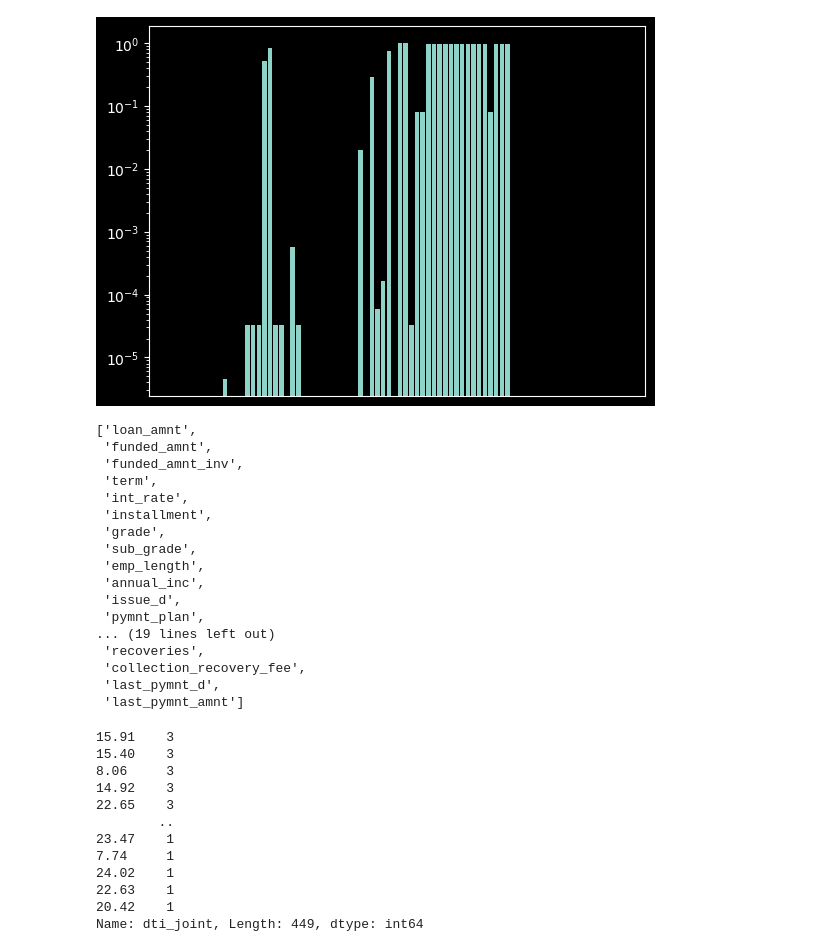
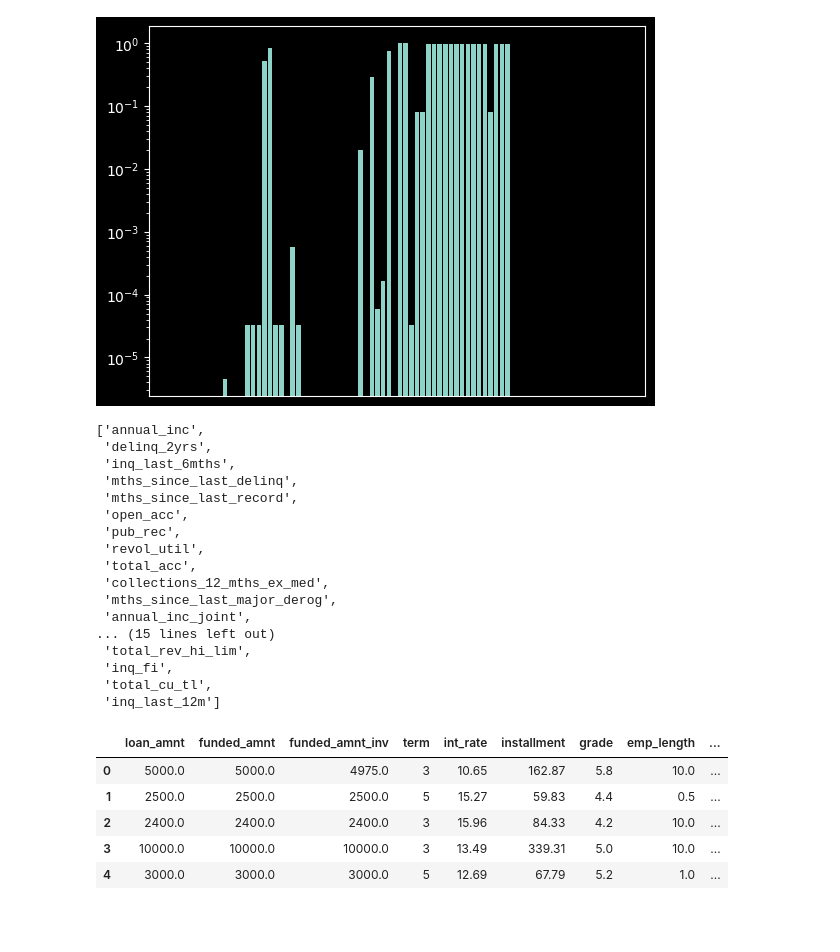
Before and after one commit to Jewdah18/Loan-Default-Risk, a Jupyter notebook: notebooks/Data Wrangling.ipynb, the cells around one changed output. Drawn from its saved outputs; the diff is of its cells as text; code cells hidden in the pictures; blank space fills up the shorter version.

```diff
--- a/notebooks/Data Wrangling.ipynb
+++ b/notebooks/Data Wrangling.ipynb
@@ -317,38 +322,32 @@ plt.yscale('log');
 # %% [output]
 [figure]
 # %%
-list(X_num.columns[X_num.isna().sum().sort_values(ascending = False)/X_num.shape[0] > 0])
+list(X_num.columns[X_num.isna().sum()/X_num.shape[0] > 0])
 # %% [output]
-['loan_amnt',
- 'funded_amnt',
- 'funded_amnt_inv',
- 'term',
- 'int_rate',
- 'installment',
- 'grade',
- 'sub_grade',
- 'emp_length',
- 'annual_inc',
- 'issue_d',
- 'pymnt_plan',
-... (19 lines left out)
- 'recoveries',
- 'collection_recovery_fee',
- 'last_pymnt_d',
- 'last_pymnt_amnt']
+['annual_inc',
+ 'delinq_2yrs',
+ 'inq_last_6mths',
+ 'mths_since_last_delinq',
+ 'mths_since_last_record',
+ 'open_acc',
+ 'pub_rec',
+ 'revol_util',
+ 'total_acc',
+ 'collections_12_mths_ex_med',
+ 'mths_since_last_major_derog',
+ 'annual_inc_joint',
+... (15 lines left out)
+ 'total_rev_hi_lim',
+ 'inq_fi',
+ 'total_cu_tl',
+ 'inq_last_12m']
-# %%
-X_num['dti_joint'].value_counts()
-# %% [output]
-15.91    3
-15.40    3
-8.06     3
-14.92    3
-22.65    3
-        ..
-23.47    1
-7.74     1
-24.02    1
-22.63    1
-20.42    1
-Name: dti_joint, Length: 449, dtype: int64
+# %%
+X_num.head()
+# %% [output]
+|  | loan_amnt | funded_amnt | funded_amnt_inv | term | int_rate | installment | grade | emp_length | ... |
+| 0 | 5000.0 | 5000.0 | 4975.0 | 3 | 10.65 | 162.87 | 5.8 | 10.0 | ... |
+| 1 | 2500.0 | 2500.0 | 2500.0 | 5 | 15.27 | 59.83 | 4.4 | 0.5 | ... |
+| 2 | 2400.0 | 2400.0 | 2400.0 | 3 | 15.96 | 84.33 | 4.2 | 10.0 | ... |
+| 3 | 10000.0 | 10000.0 | 10000.0 | 3 | 13.49 | 339.31 | 5.0 | 10.0 | ... |
+| 4 | 3000.0 | 3000.0 | 3000.0 | 5 | 12.69 | 67.79 | 5.2 | 1.0 | ... |
 # %%
```
Also changed, not shown: parts of 15 cells of this notebook.
